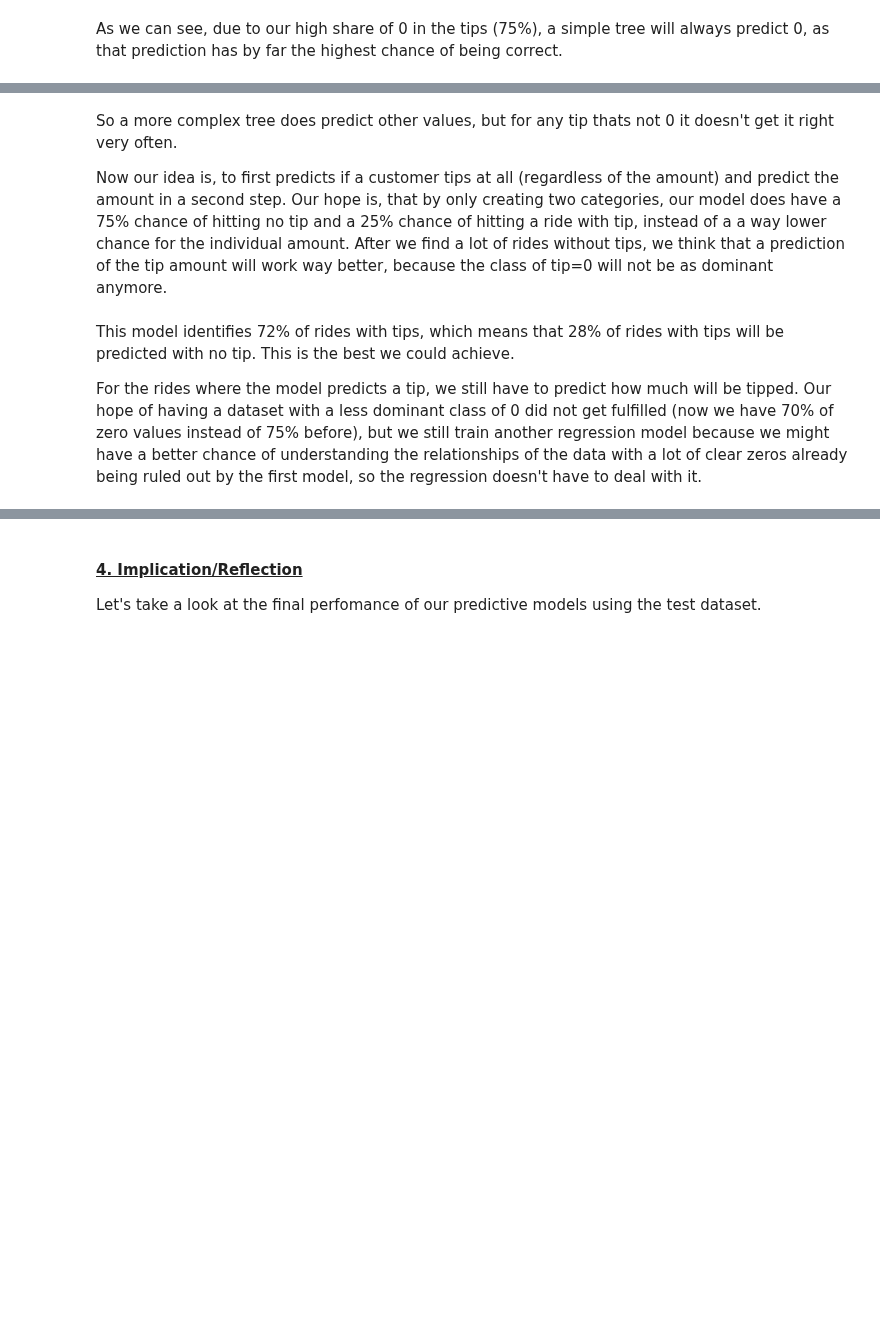
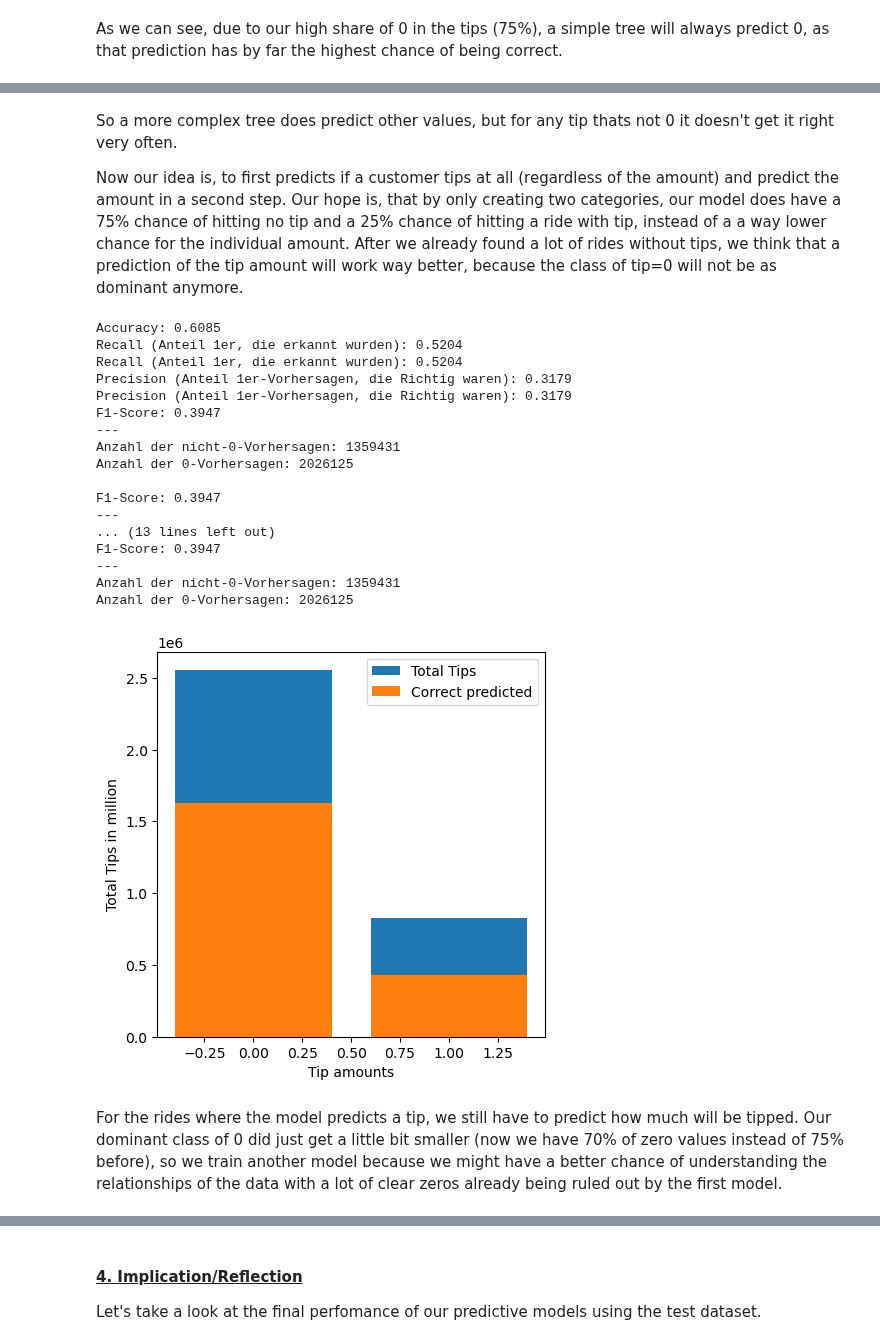
Before and after one commit to mrennefo/DSML-Project, a Jupyter notebook: DSML-Project.ipynb, the cells around one changed output, grey strips where cells are left out. Drawn from its saved outputs; the diff is of its cells as text; code cells hidden in the pictures; blank space fills up the shorter version.

```diff
--- a/DSML-Project.ipynb
+++ b/DSML-Project.ipynb
@@ -410,27 +529,37 @@ show_correctness(predictions, y_val_data, max=500000)
 # %% [markdown]
 So a more complex tree does predict other values, but for any tip thats not 0 it doesn't get it right very often.
 
-Now our idea is, to first predicts if a customer tips at all (regardless of the amount) and predict the amount in a second step. Our hope is, that by only creating two categories, our model does have a 75% chance of hitting no tip and a 25% chance of hitting a ride with tip, instead of a a way lower chance for the individual amount. After we find a lot of rides without tips, we think that a prediction of the tip amount will work way better, because the class of tip=0 will not be as dominant anymore.
+Now our idea is, to first predicts if a customer tips at all (regardless of the amount) and predict the amount in a second step. Our hope is, that by only creating two categories, our model does have a 75% chance of hitting no tip and a 25% chance of hitting a ride with tip, instead of a a way lower chance for the individual amount. After we already found a lot of rides without tips, we think that a prediction of the tip amount will work way better, because the class of tip=0 will not be as dominant anymore.
 # %%
 y_train1_binary = (y_train1_data != 0).astype(int)  # 1 wenn Y != 0, sonst 0
 y_val_binary = (y_val_data != 0).astype(int)
-# %%
-
-binary_model = RandomForestClassifier(
-    n_estimators=5,
-    max_depth=17,
-    random_state=42,
-    class_weight={0: 1, 1: 3.5} # Nicht-0 höher gewichtet, um die Dominanz der 0er zu verringern
-)
-
-binary_model.fit(x_train1_data_scaled, y_train1_binary)
-binary_predictions = binary_model.predict(x_val_data_scaled)
-
-tree_performance_test(binary_predictions, y_val_binary, isBinary=True)
-show_correctness(binary_predictions, y_val_binary)
+# %%
+binary_model = DecisionTreeClassifier(max_depth=15, random_state = 42, class_weight={0: 1, 1: 2.8})
+binary_model.fit(x_train1_data, y_train1_binary)
+binary_predictions = binary_model.predict(x_val_data)
+
+tree_performance_test(binary_predictions, y_val_binary, isBinary=True)
+show_correctness(binary_predictions, y_val_binary)
+# %% [output]
+Accuracy: 0.6085
+Recall (Anteil 1er, die erkannt wurden): 0.5204
+Recall (Anteil 1er, die erkannt wurden): 0.5204
+Precision (Anteil 1er-Vorhersagen, die Richtig waren): 0.3179
+Precision (Anteil 1er-Vorhersagen, die Richtig waren): 0.3179
+F1-Score: 0.3947
+---
+Anzahl der nicht-0-Vorhersagen: 1359431
+Anzahl der 0-Vorhersagen: 2026125
+
+F1-Score: 0.3947
+---
+... (13 lines left out)
+F1-Score: 0.3947
+---
+Anzahl der nicht-0-Vorhersagen: 1359431
+Anzahl der 0-Vorhersagen: 2026125
+[figure, added]
 # %% [markdown]
-This model identifies 72% of rides with tips, which means that 28% of rides with tips will be predicted with no tip. This is the best we could achieve.
-
-For the rides where the model predicts a tip, we still have to predict how much will be tipped. Our hope of having a dataset with a less dominant class of 0 did not get fulfilled (now we have 70% of zero values instead of 75% before), but we still train another regression model because we might have a better chance of understanding the relationships of the data with a lot of clear zeros already being ruled out by the first model, so the regression doesn't have to deal with it.
+For the rides where the model predicts a tip, we still have to predict how much will be tipped. Our dominant class of 0 did just get a little bit smaller (now we have 70% of zero values instead of 75% before), so we train another model because we might have a better chance of understanding the relationships of the data with a lot of clear zeros already being ruled out by the first model.
 # %%
 # Use model 1 for predicting x_train2_data, to only train the regression model on rides where a tip was predicted
```
Also changed, not shown: parts of 31 cells of this notebook.
